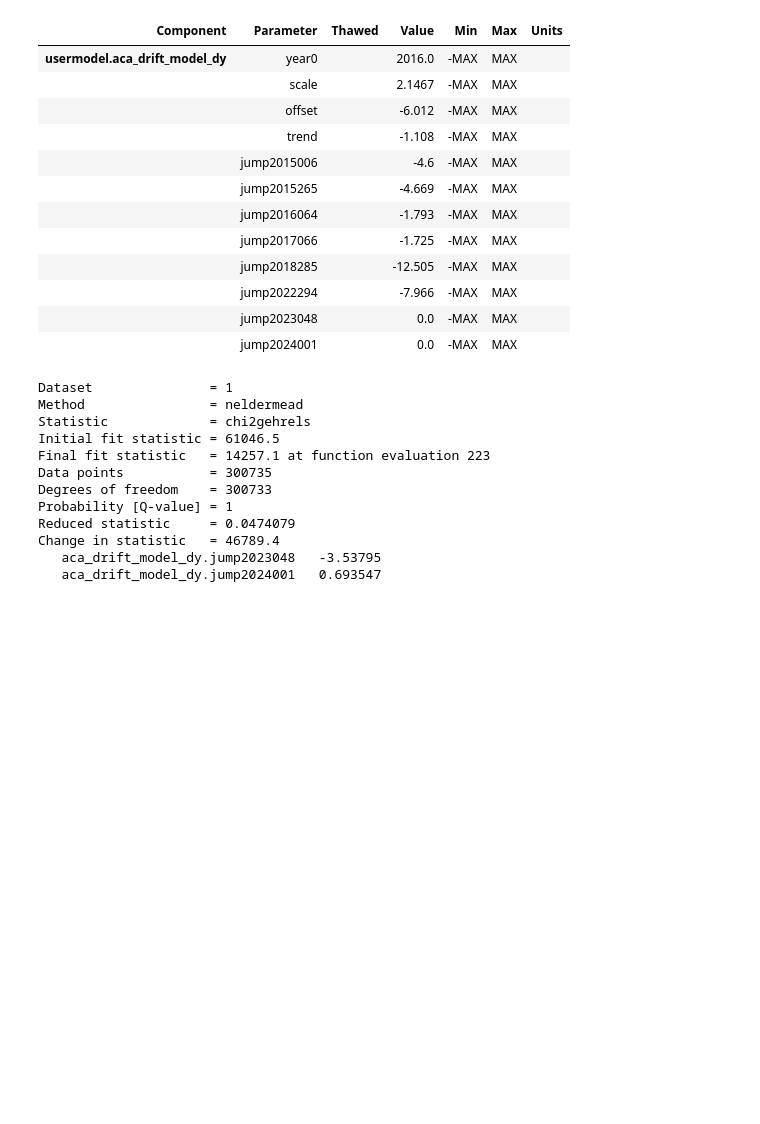
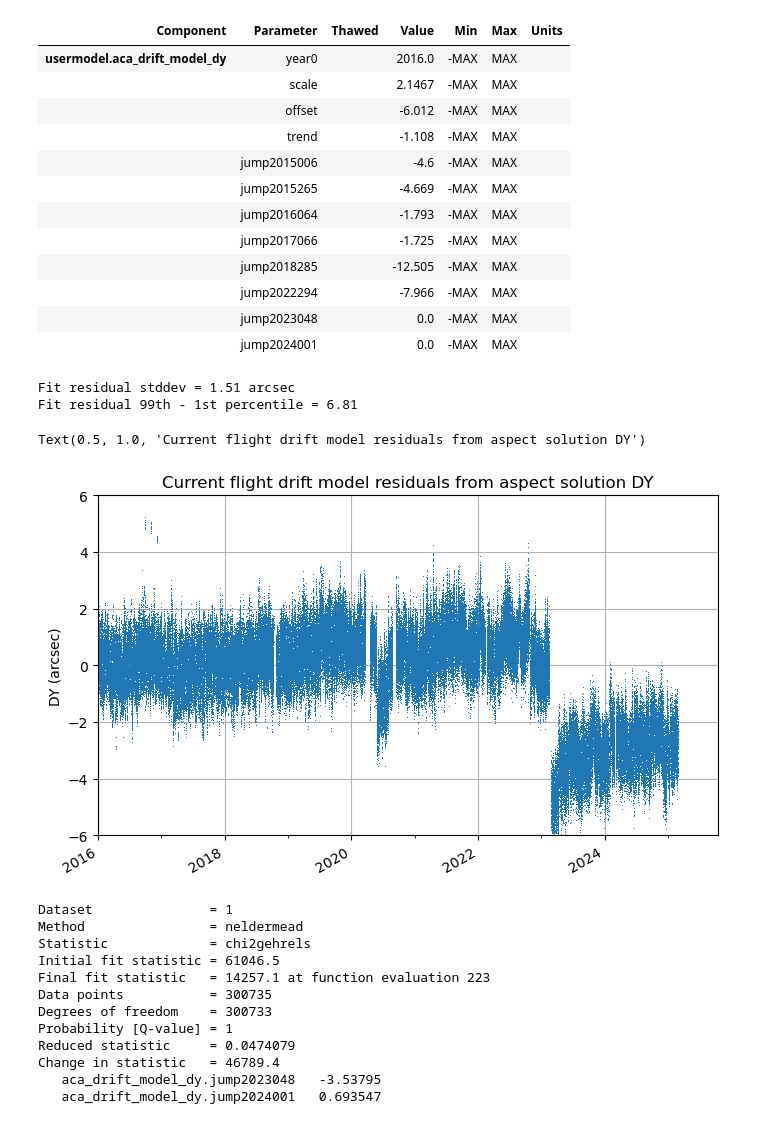
Before and after one commit to sot/aimpoint_mon, a Jupyter notebook: fit_aimpoint_drift-2025-03.ipynb, the cells around one changed output. Cells and saved outputs as stored; diff of their text form; code cells hidden in the pictures; blank space fills up the shorter version.

Commit message:
Add plots of residuals prior to fitting

```diff
--- a/fit_aimpoint_drift-2025-03.ipynb
+++ b/fit_aimpoint_drift-2025-03.ipynb
@@ -540,6 +540,18 @@ Expression: usermodel.aca_drift_model_dy
 |  | jump2022294 |  | -7.966 | -MAX | MAX |  |
 |  | jump2023048 |  | 0.0 | -MAX | MAX |  |
 |  | jump2024001 |  | 0.0 | -MAX | MAX |  |
+# %%
+# Current flight model
+_, ax = plt.subplots(figsize=(8, 5))
+plot_aimpoint_drift("dy", aca_drift_dy, ax=ax)
+ax.set_ylim(-6, 6)
+ax.set_xlim(CxoTime("2016:001").plot_date, None)
+ax.set_title("Current flight drift model residuals from aspect solution DY")
+# %% [output]
+Fit residual stddev = 1.51 arcsec
+Fit residual 99th - 1st percentile = 6.81
+Text(0.5, 1.0, 'Current flight drift model residuals from aspect solution DY')
+[figure, added]
 # %%
 fit_dy = fit_aimpoint_aca_temp(aca_drift_dy)
 # %% [output]
```
Also changed, not shown: parts of 3 cells of this notebook.
